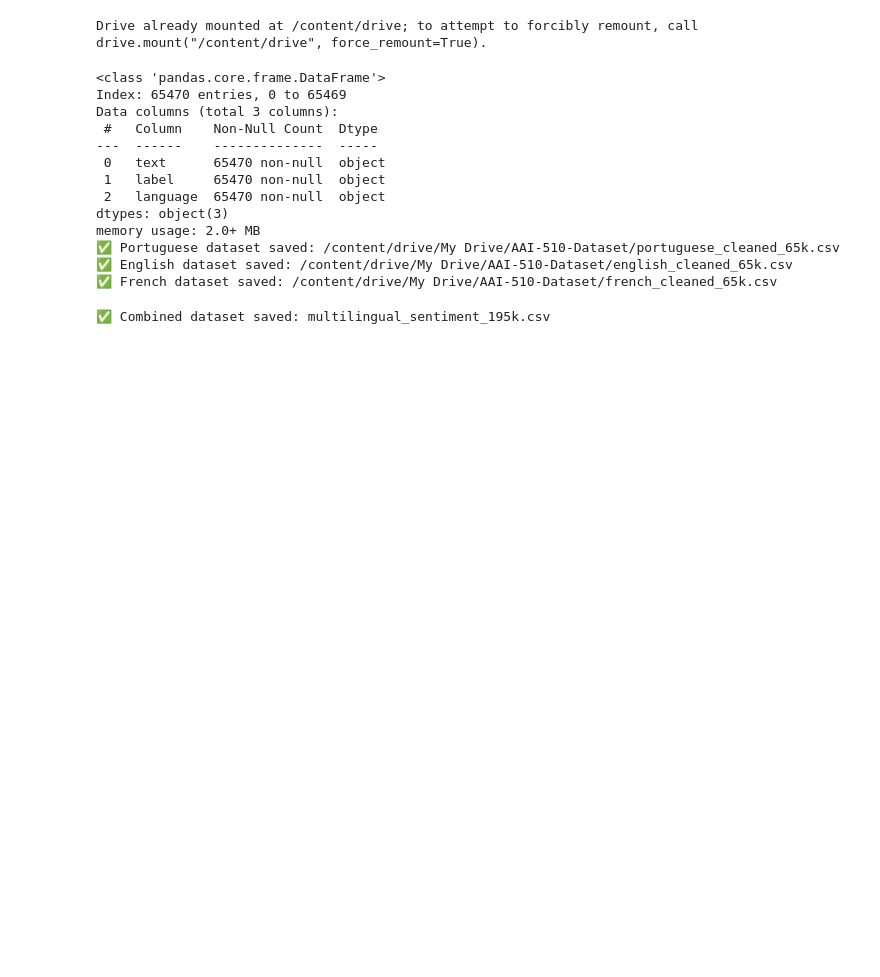
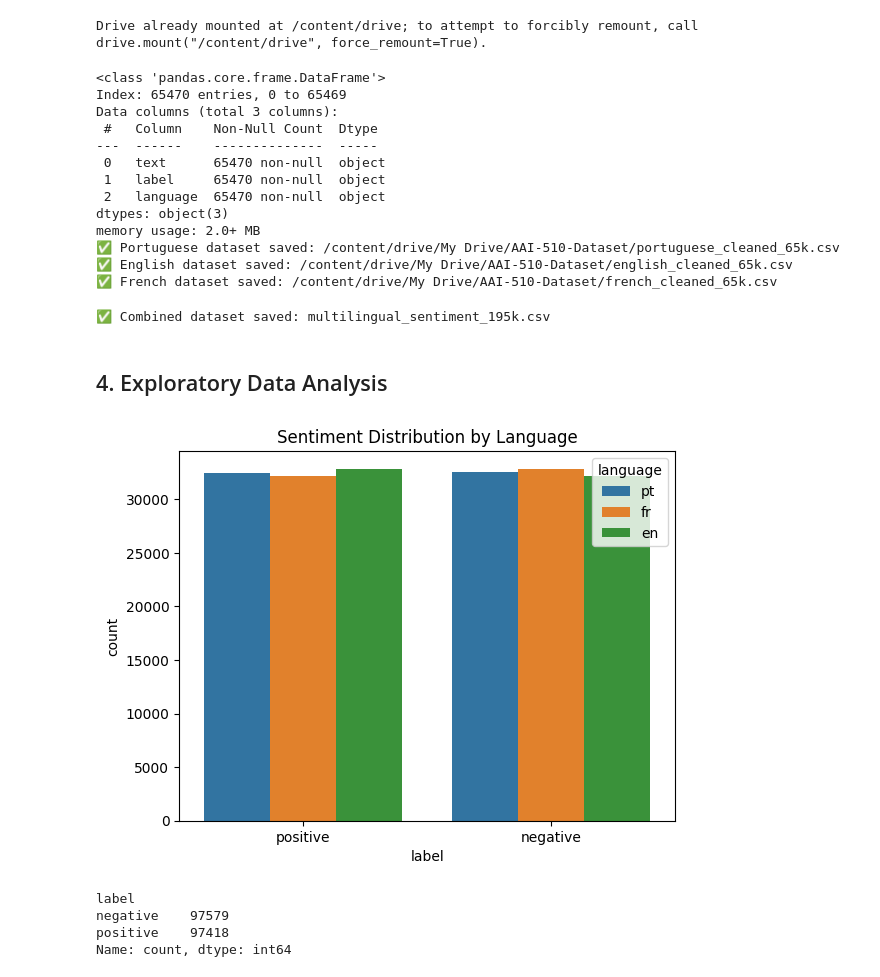
Before and after one commit to TheOctoMizer/AAI-510-Project, a Jupyter notebook: FinalProjectSentimentAnalysis.ipynb, the cells around one changed output. Drawn from its saved outputs; the diff is of its cells as text; code cells hidden in the pictures; blank space fills up the shorter version.

```diff
--- a/FinalProjectSentimentAnalysis.ipynb
+++ b/FinalProjectSentimentAnalysis.ipynb
@@ -149,10 +149,27 @@ en = pd.read_csv(f"{base_path}/english_cleaned_65k.csv")
 pt = pd.read_csv(f"{base_path}/portuguese_cleaned_65k.csv")
 fr = pd.read_csv(f"{base_path}/french_cleaned_65k.csv")
 
-combined = pd.concat([en, pt, fr])
-combined = combined.sample(frac=1, random_state=42).reset_index(drop=True)
-combined.to_csv(f"{base_path}/multilingual_sentiment_195k.csv", index=False)
+df_all = pd.concat([en, pt, fr])
+df_all = df_all.sample(frac=1, random_state=42).reset_index(drop=True)
+df_all.to_csv(f"{base_path}/multilingual_sentiment_195k.csv", index=False)
 
 print("✅ Combined dataset saved: multilingual_sentiment_195k.csv")
 # %% [output]
 ✅ Combined dataset saved: multilingual_sentiment_195k.csv
+# %%
+# Encode labels
+df_all['label_enc'] = df_all['label'].map({'negative': 0, 'positive': 1})
+# %% [markdown]
+## 4. Exploratory Data Analysis
+# %%
+sns.countplot(data=df_all, x='label', hue='language')
+plt.title("Sentiment Distribution by Language")
+plt.show()
+
+print(df_all['label'].value_counts())
+# %% [output]
+[figure, added]
+label
+negative    97579
+positive    97418
+Name: count, dtype: int64
```
Also changed, not shown: parts of 7 cells of this notebook.
